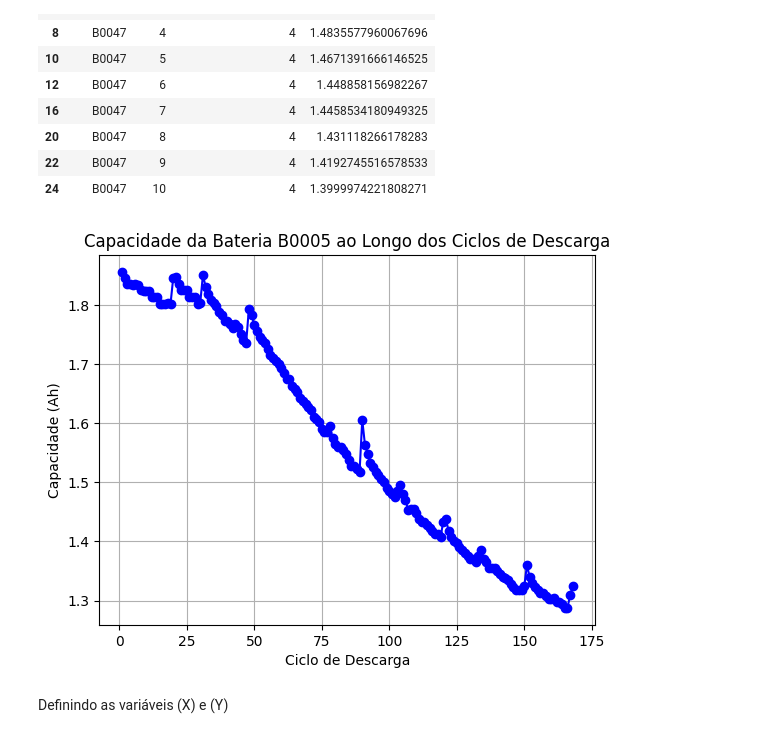
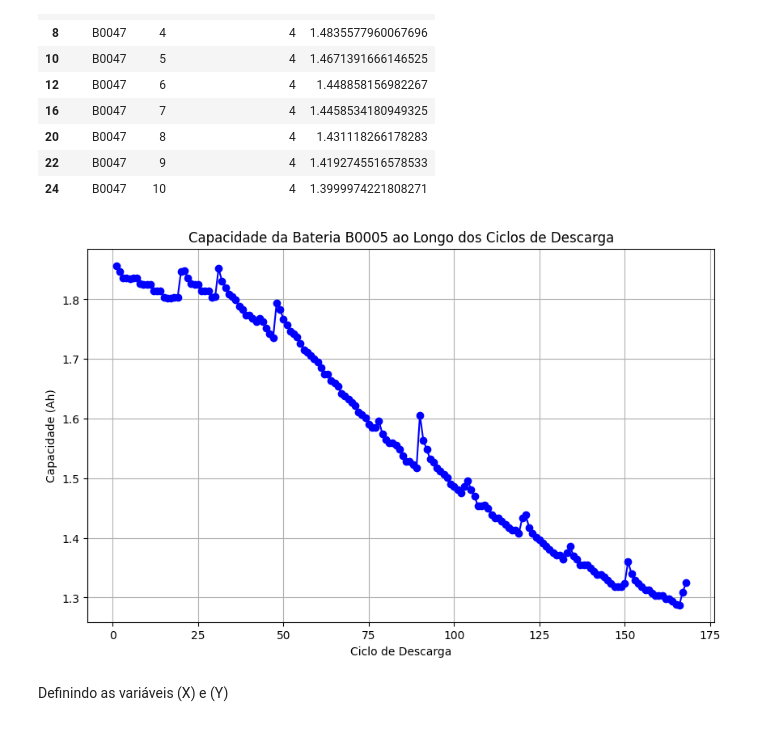
Before and after one commit to EnukNogueira/nasa-battery, a Jupyter notebook: sklearn_battery.ipynb, the cells around one changed output. Drawn from its saved outputs; the diff is of its cells as text; code cells hidden in the pictures.

```diff
--- a/sklearn_battery.ipynb
+++ b/sklearn_battery.ipynb
@@ -102,21 +122,21 @@ df_descarga[['battery_id', 'ciclo', 'ambient_temperature', 'Capacity']].head(10)
 # %%
 # Convertendo de string para float, para evitar problemas de plotagem
 df_descarga['Capacity'] = pd.to_numeric(df_descarga['Capacity'], errors='coerce')
 df_descarga['ambient_temperature'] = pd.to_numeric(df_descarga['ambient_temperature'], errors='coerce')
 df_descarga = df_descarga.dropna(subset=['Capacity', 'ambient_temperature']).copy()
 
 
 battery_exemplo = df_descarga[df_descarga['battery_id'] == 'B0005']
 
-plt.Figure(figsize=(10, 6))
+plt.figure(figsize=(10, 6))
 plt.plot(battery_exemplo['ciclo'], battery_exemplo['Capacity'], marker='o', linestyle='-', color='b')
 plt.xlabel('Ciclo de Descarga')
 plt.ylabel('Capacidade (Ah)')
 plt.title('Capacidade da Bateria B0005 ao Longo dos Ciclos de Descarga')
 plt.grid(True)
 plt.show()
 # %% [output]
-[figure, old version]
+[figure, new version]
 # %% [markdown]
 Definindo as variáveis (X) e (Y)
 # %%
```
Also changed, not shown: parts of 18 cells of this notebook.
